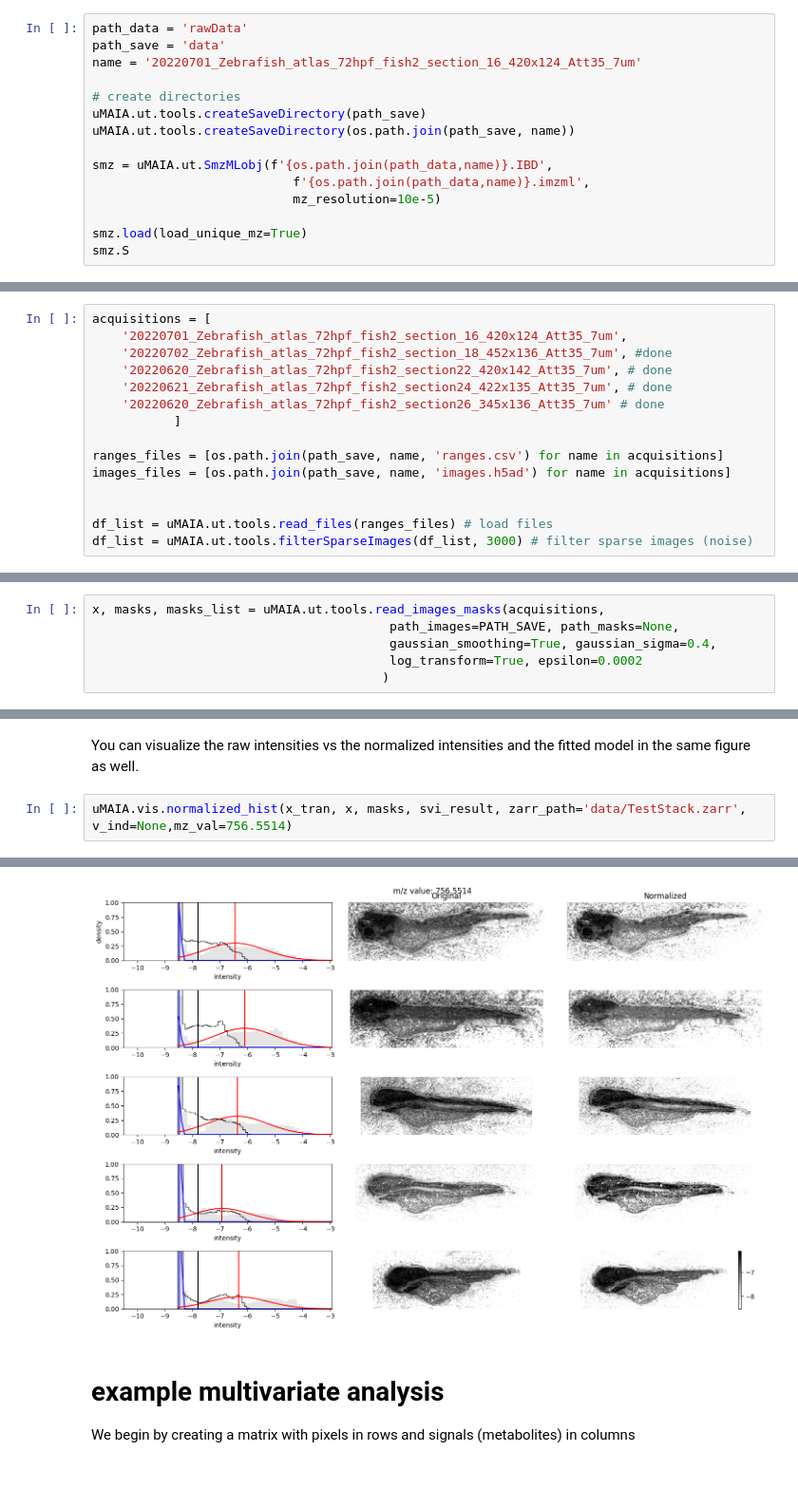
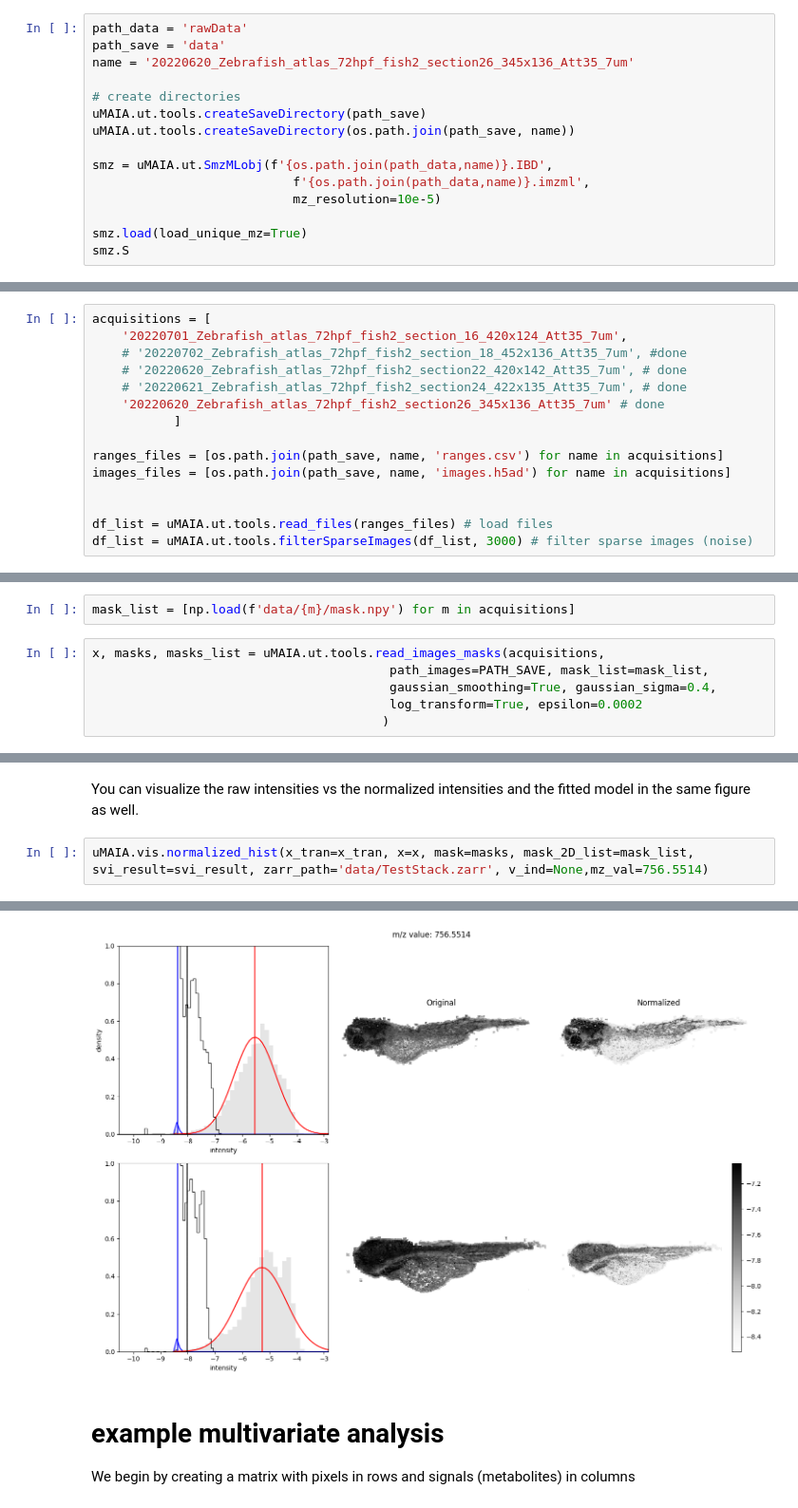
Before and after one commit to lamanno-epfl/uMAIA, a Jupyter notebook: uMAIA_tutorial.ipynb, the cells around one changed output, grey strips where cells are left out. Shown at 95% size. Cells and saved outputs as stored; diff of their text form; blank space fills up the shorter version.

```diff
--- a/uMAIA_tutorial.ipynb
+++ b/uMAIA_tutorial.ipynb
@@ -45,7 +63,7 @@ To load the raw data you need to specify the path to the **IBD** and **imzml** f
 # %%
 path_data = 'rawData'
 path_save = 'data'
-name = '20220701_Zebrafish_atlas_72hpf_fish2_section_16_420x124_Att35_7um'
+name = '20220620_Zebrafish_atlas_72hpf_fish2_section26_345x136_Att35_7um'
 
 # create directories
 uMAIA.ut.tools.createSaveDirectory(path_save)
@@ -128,9 +158,9 @@ fig = uMAIA.vis.image_mz(smz, df=df_ranges,
 # %%
 acquisitions = [
     '20220701_Zebrafish_atlas_72hpf_fish2_section_16_420x124_Att35_7um',
-    '20220702_Zebrafish_atlas_72hpf_fish2_section_18_452x136_Att35_7um', #done
-    '20220620_Zebrafish_atlas_72hpf_fish2_section22_420x142_Att35_7um', # done
-    '20220621_Zebrafish_atlas_72hpf_fish2_section24_422x135_Att35_7um', # done
+    # '20220702_Zebrafish_atlas_72hpf_fish2_section_18_452x136_Att35_7um', #done
+    # '20220620_Zebrafish_atlas_72hpf_fish2_section22_420x142_Att35_7um', # done
+    # '20220621_Zebrafish_atlas_72hpf_fish2_section24_422x135_Att35_7um', # done
     '20220620_Zebrafish_atlas_72hpf_fish2_section26_345x136_Att35_7um' # done
            ]
 
@@ -167,9 +195,11 @@ uMAIA.vis.showMatchedImages(PATH_SAVE, [754.5357,732.5538], acquisitions, figsiz
 # %%
 path_save = 'data'
 PATH_SAVE = os.path.join(path_save, 'TestStack.zarr')
+# %%
+mask_list = [np.load(f'data/{m}/mask.npy') for m in acquisitions]
 # %%
 x, masks, masks_list = uMAIA.ut.tools.read_images_masks(acquisitions,
-                                        path_images=PATH_SAVE, path_masks=None,
+                                        path_images=PATH_SAVE, mask_list=mask_list,
                                         gaussian_smoothing=True, gaussian_sigma=0.4,
                                         log_transform=True, epsilon=0.0002
                                        )
@@ -217,5 +256,5 @@ x_tran = uMAIA.norm.transform(x, masks, svi_result)
 # %% [markdown]
 You can visualize the raw intensities vs the normalized intensities and the fitted model in the same figure as well.
 # %%
-uMAIA.vis.normalized_hist(x_tran, x, masks, svi_result, zarr_path='data/TestStack.zarr', v_ind=None,mz_val=756.5514)
+uMAIA.vis.normalized_hist(x_tran=x_tran, x=x, mask=masks, mask_2D_list=mask_list, svi_result=svi_result, zarr_path='data/TestStack.zarr', v_ind=None,mz_val=756.5514)
 # %% [output]
@@ -223,4 +262,4 @@ molecule susceptibility: 1.10
-[figure, old version]
+[figure, new version]
 # %% [markdown]
 # example multivariate analysis
 
```
Also changed, not shown: parts of 12 cells of this notebook.
